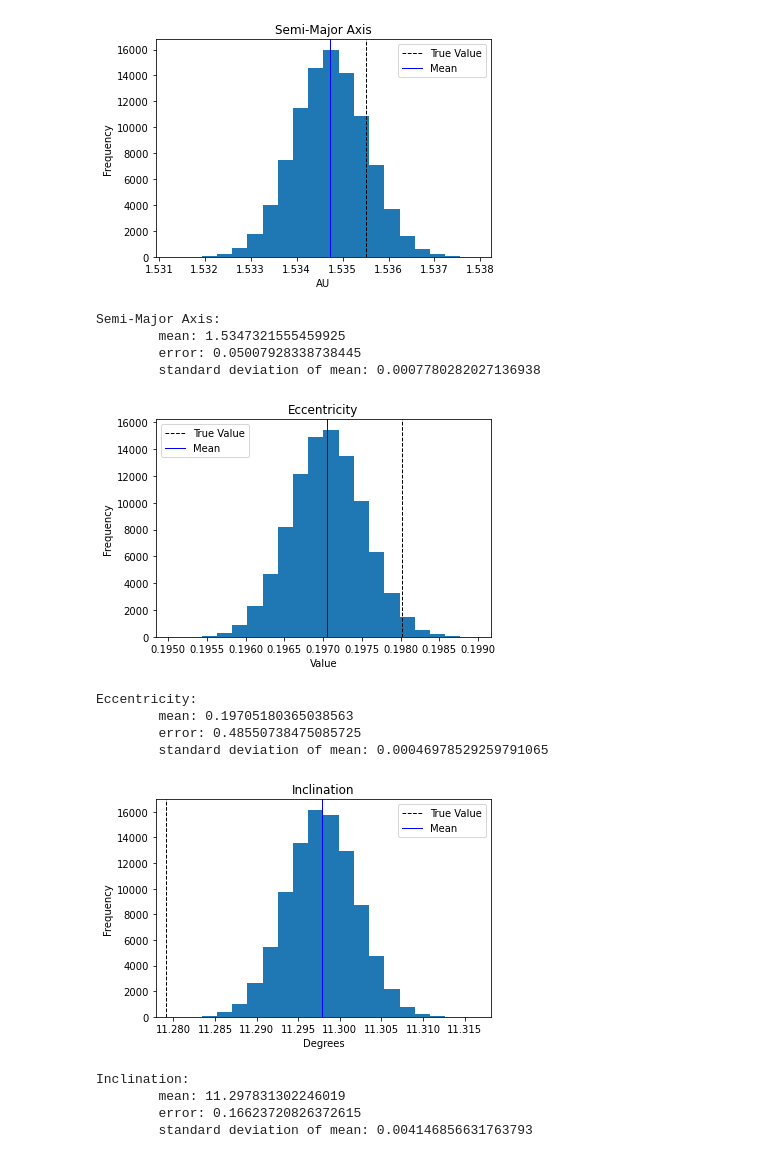
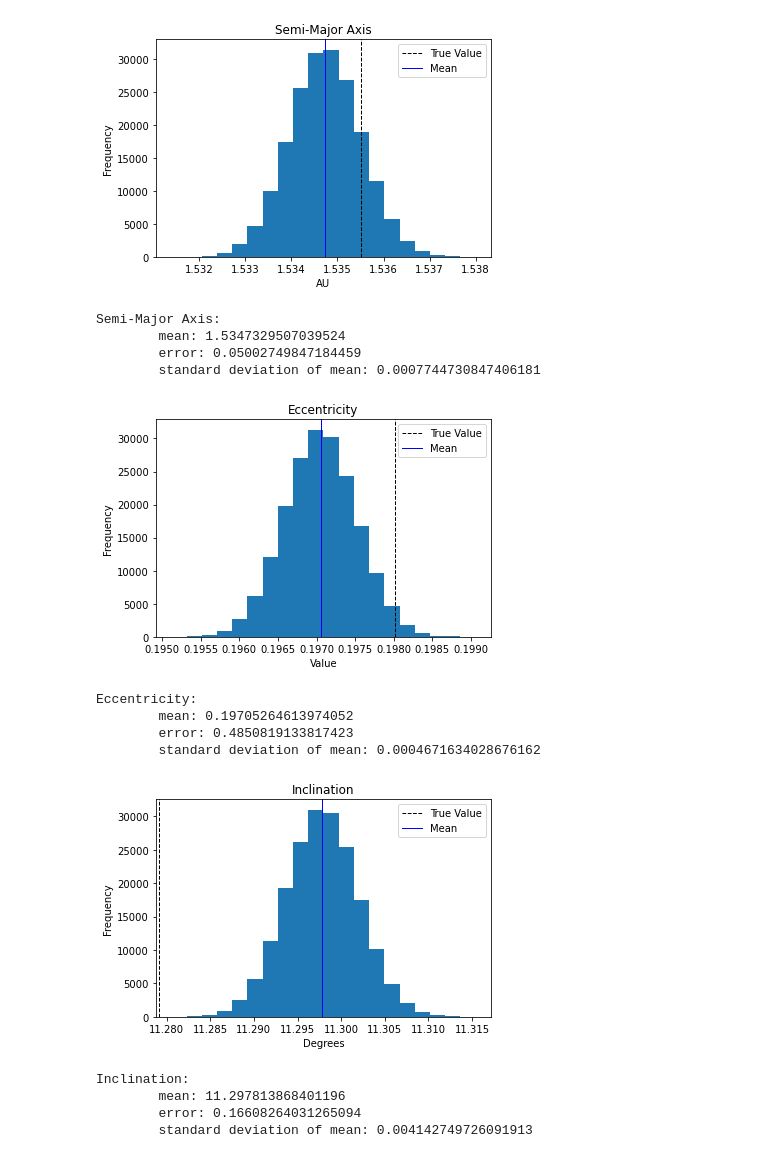
Before and after one commit to alisonsoong/SoongSSP2022, a Jupyter notebook: ODCodeFinal.ipynb, the cells around one changed output. Drawn from its saved outputs; the diff is of its cells as text; code cells hidden in the pictures.

```diff
--- a/ODCodeFinal.ipynb
+++ b/ODCodeFinal.ipynb
@@ -25,47 +25,47 @@ actualEph="/home/soonali/Desktop/SoongSSP2022/input/ActualEphemeris.txt"
 #----------------------------------- MONTE CARLO SIMULATION -----------------------------------#
 
 # Number of iterations for Monte Carlo
-iterations=50000
+iterations=100000
 
 # Fits Files Path
 fitsFiles=["/home/soonali/Desktop/SoongSSP2022/fits/0628.fits",
            "/home/soonali/Desktop/SoongSSP2022/fits/0712.fits",
            "/home/soonali/Desktop/SoongSSP2022/fits/0714.fits"]
 
 #---------------------------------------- RUN PROGRAM -----------------------------------------#
 
 RunCompleteOD(iterations, inputFile, fitsFiles, sunFile, dates, results, actualEph)
 GenerateEphemeris(inputFile, dates, sunFile, actualEph)
 # %% [output]
 --- Results from orbital elements determination ---
 Semi-major axis:
         actual: 1.535501123505049
         calculated: 1.5347335844052366
         error: 0.04998622847376947
 Eccentricity:
         actual: 0.1980131722243141
         calculated: 0.19705335529721238
         error: 0.48472377686794854
 Inclination:
         actual: 11.27908127242095
         calculated: 11.297804647358708
 ... (11 lines left out)
         calculated: 2459162.648031663
         error: 3.132266011566561e-05
 
 --- Monte Carlo Simulation ---
-[figure, old version]
+[figure, new version]
 Semi-Major Axis:
-        mean: 1.5347321555459925
-        error: 0.05007928338738445
-        standard deviation of mean: 0.0007780282027136938
+        mean: 1.5347329507039524
+        error: 0.05002749847184459
+        standard deviation of mean: 0.0007744730847406181
-[figure, old version]
+[figure, new version]
 Eccentricity:
-        mean: 0.19705180365038563
-        error: 0.48550738475085725
-        standard deviation of mean: 0.00046978529259791065
+        mean: 0.19705264613974052
+        error: 0.4850819133817423
+        standard deviation of mean: 0.0004671634028676162
-[figure, old version]
+[figure, new version]
 Inclination:
-        mean: 11.297831302246019
-        error: 0.16623720826372615
-        standard deviation of mean: 0.004146856631763793
+        mean: 11.297813868401196
+        error: 0.16608264031265094
+        standard deviation of mean: 0.004142749726091913
```
Also changed, not shown: parts of 1 cell of this notebook, 3 other files.
